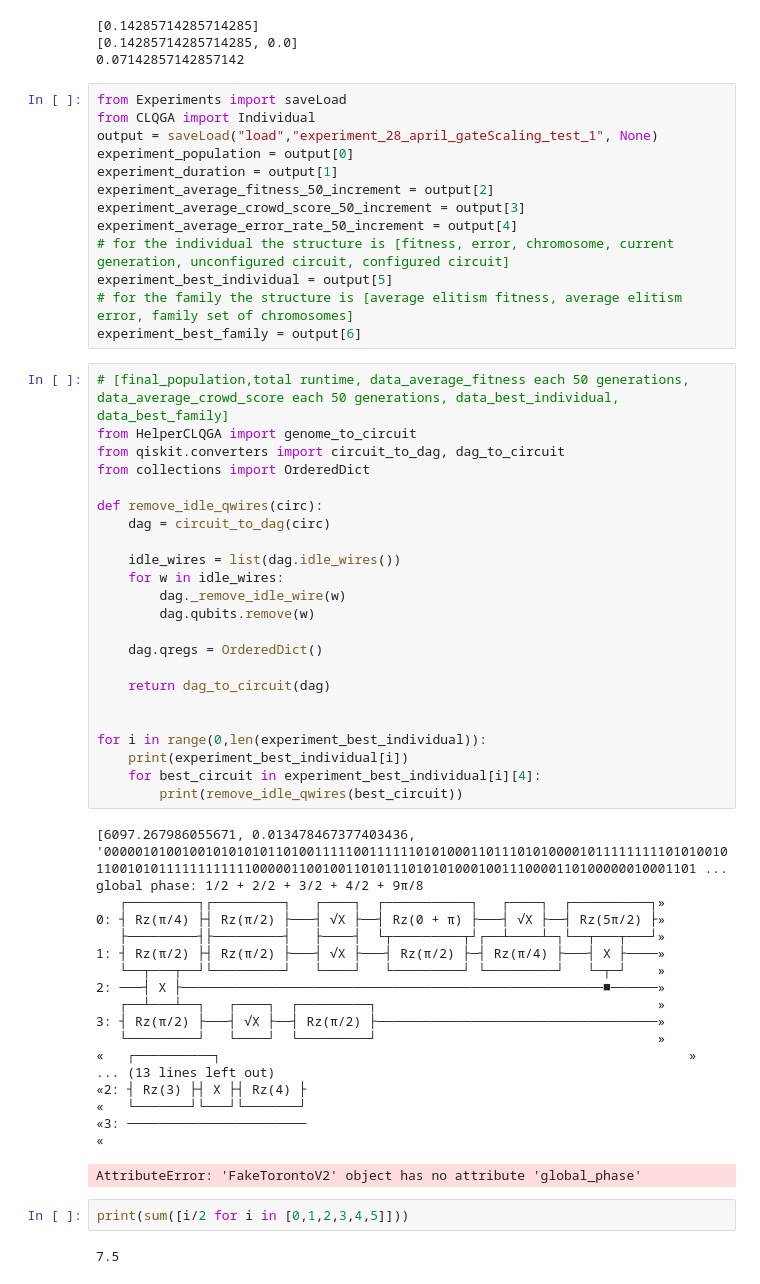
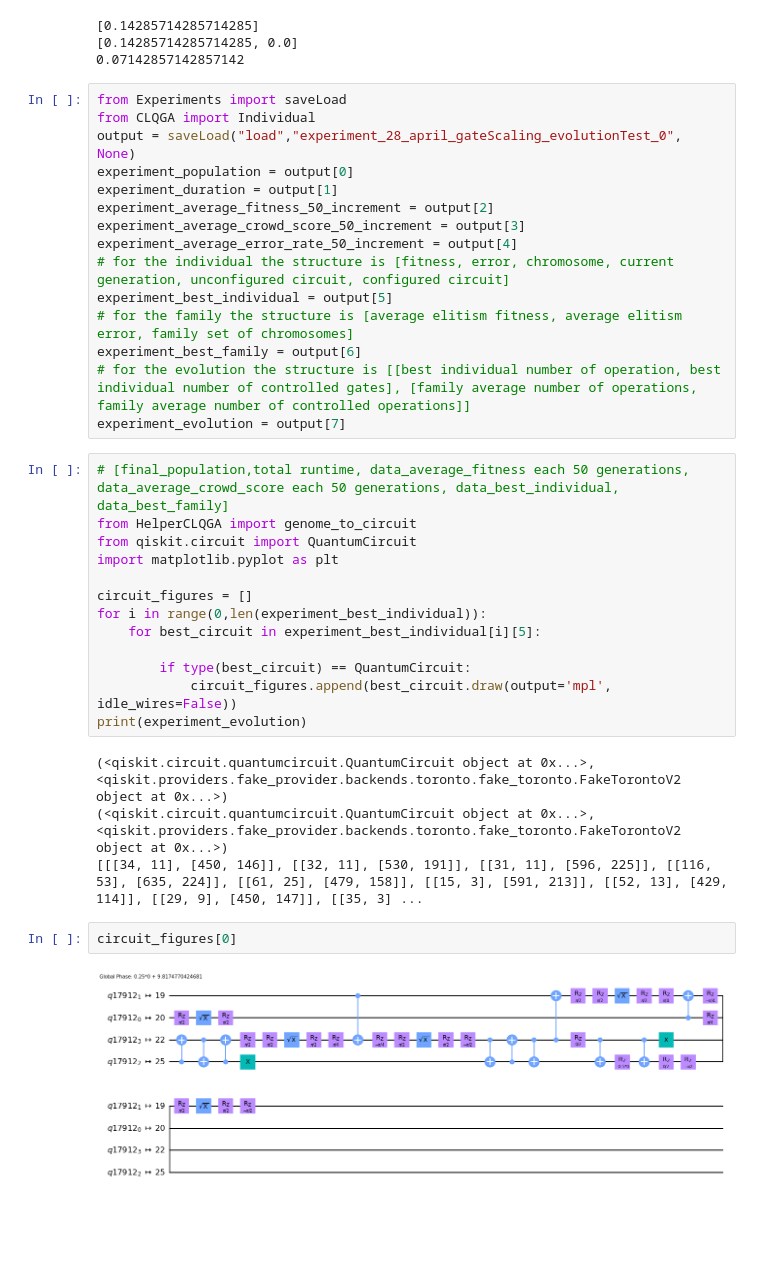
Before and after one commit to RichardMiddelkoop/GCQS, a Jupyter notebook: test.ipynb, the cells around one changed output. Cells and saved outputs as stored; diff of their text form; blank space fills up the shorter version.

Commit message:
Added evolution tracking

```diff
--- a/test.ipynb
+++ b/test.ipynb
@@ -53,7 +53,7 @@ print(sum(match_percentage)/len(match_percentage))
 # %%
 from Experiments import saveLoad
 from CLQGA import Individual
-output = saveLoad("load","experiment_28_april_gateScaling_test_1", None)
+output = saveLoad("load","experiment_28_april_gateScaling_evolutionTest_0", None)
 experiment_population = output[0]
 experiment_duration = output[1]
 experiment_average_fitness_50_increment = output[2]
@@ -63,49 +63,26 @@ experiment_average_error_rate_50_increment = output[4]
 experiment_best_individual = output[5]
 # for the family the structure is [average elitism fitness, average elitism error, family set of chromosomes]
 experiment_best_family = output[6]
+# for the evolution the structure is [[best individual number of operation, best individual number of controlled gates], [family average number of operations, family average number of controlled operations]]
+experiment_evolution = output[7]
 # %%
 # [final_population,total runtime, data_average_fitness each 50 generations, data_average_crowd_score each 50 generations, data_best_individual, data_best_family]
 from HelperCLQGA import genome_to_circuit
-from qiskit.converters import circuit_to_dag, dag_to_circuit
-from collections import OrderedDict
+from qiskit.circuit import QuantumCircuit
+import matplotlib.pyplot as plt
 
-def remove_idle_qwires(circ):
-    dag = circuit_to_dag(circ)
+circuit_figures = []
+for i in range(0,len(experiment_best_individual)):
+    for best_circuit in experiment_best_individual[i][5]:
 
-    idle_wires = list(dag.idle_wires())
-    for w in idle_wires:
-        dag._remove_idle_wire(w)
-        dag.qubits.remove(w)
-
-    dag.qregs = OrderedDict()
-
-    return dag_to_circuit(dag)
-
-
-for i in range(0,len(experiment_best_individual)):
-    print(experiment_best_individual[i])
-    for best_circuit in experiment_best_individual[i][4]:
-        print(remove_idle_qwires(best_circuit))
+        if type(best_circuit) == QuantumCircuit:
+            circuit_figures.append(best_circuit.draw(output='mpl', idle_wires=False))
+print(experiment_evolution)
 # %% [output]
-[6097.267986055671, 0.013478467377403436, '0000010100100101010101101001111100111111010100011011101010000101111111110101001011001010111111111111000001100100110101110101010001001110000110100000010001101 ...
-global phase: 1/2 + 2/2 + 3/2 + 4/2 + 9π/8
-   ┌─────────┐┌─────────┐   ┌────┐  ┌───────────┐   ┌────┐  ┌──────────┐»
-0: ┤ Rz(π/4) ├┤ Rz(π/2) ├───┤ √X ├──┤ Rz(0 + π) ├───┤ √X ├──┤ Rz(5π/2) ├»
-   ├─────────┤├─────────┤   ├────┤  └┬─────────┬┘┌──┴────┴─┐└──┬───┬───┘»
-1: ┤ Rz(π/2) ├┤ Rz(π/2) ├───┤ √X ├───┤ Rz(π/2) ├─┤ Rz(π/4) ├───┤ X ├────»
-   └──┬───┬──┘└─────────┘   └────┘   └─────────┘ └─────────┘   └─┬─┘    »
-2: ───┤ X ├──────────────────────────────────────────────────────■──────»
-   ┌──┴───┴──┐   ┌────┐  ┌─────────┐                                    »
-3: ┤ Rz(π/2) ├───┤ √X ├──┤ Rz(π/2) ├────────────────────────────────────»
-   └─────────┘   └────┘  └─────────┘                                    »
-«   ┌──────────┐                                                            »
-... (13 lines left out)
-«2: ┤ Rz(3) ├┤ X ├┤ Rz(4) ├
-«   └───────┘└───┘└───────┘
-«3: ───────────────────────
-«
+(<qiskit.circuit.quantumcircuit.QuantumCircuit object at 0x...>, <qiskit.providers.fake_provider.backends.toronto.fake_toronto.FakeTorontoV2 object at 0x...>)
+(<qiskit.circuit.quantumcircuit.QuantumCircuit object at 0x...>, <qiskit.providers.fake_provider.backends.toronto.fake_toronto.FakeTorontoV2 object at 0x...>)
+[[[34, 11], [450, 146]], [[32, 11], [530, 191]], [[31, 11], [596, 225]], [[116, 53], [635, 224]], [[61, 25], [479, 158]], [[15, 3], [591, 213]], [[52, 13], [429, 114]], [[29, 9], [450, 147]], [[35, 3] ...
-AttributeError: 'FakeTorontoV2' object has no attribute 'global_phase'
-# %%
-print(sum([i/2 for i in [0,1,2,3,4,5]]))
-# %% [output]
-7.5
+# %%
+circuit_figures[0]
+# %% [output]
+[figure, added]
```
Also changed, not shown: parts of 1 cell of this notebook, 4 other files.
